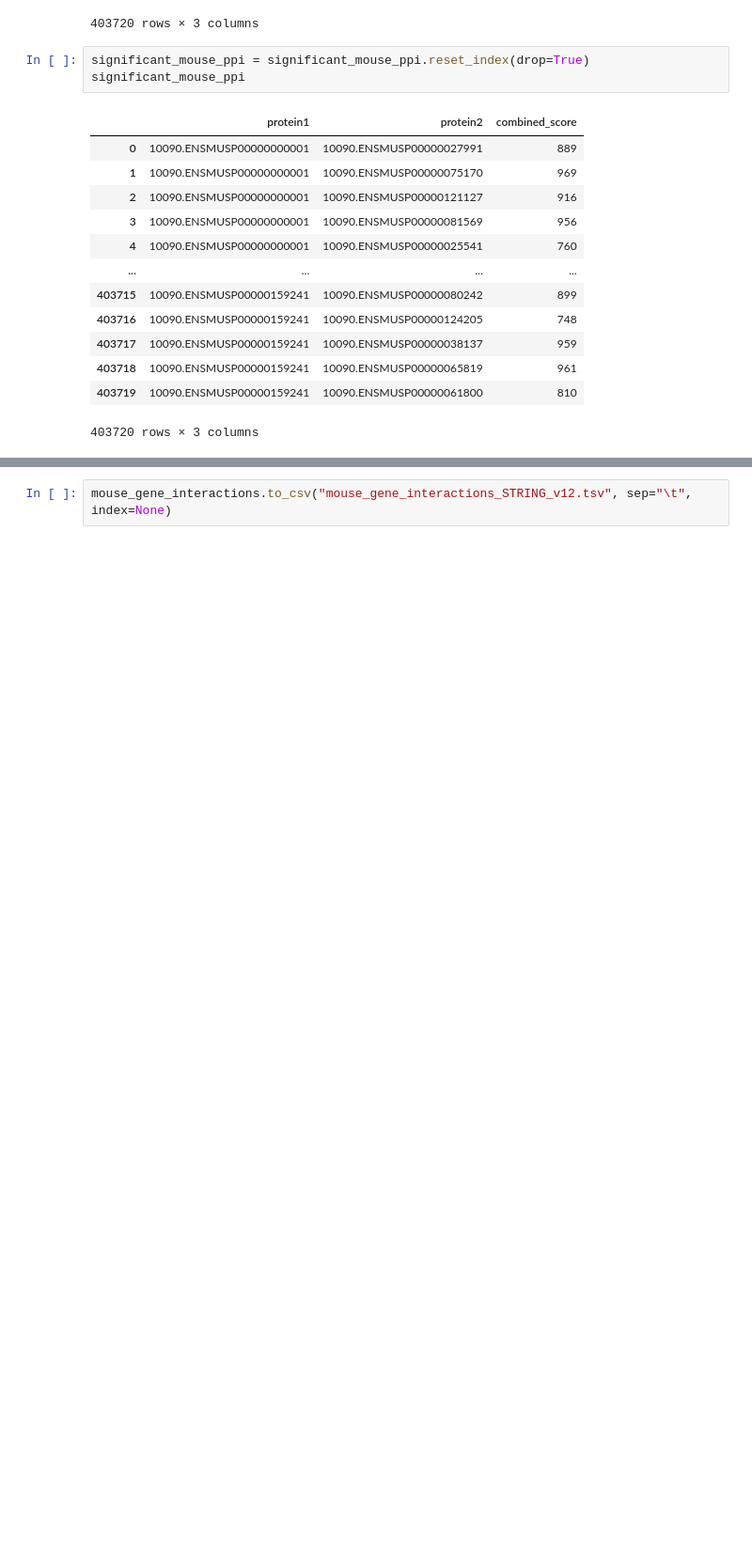
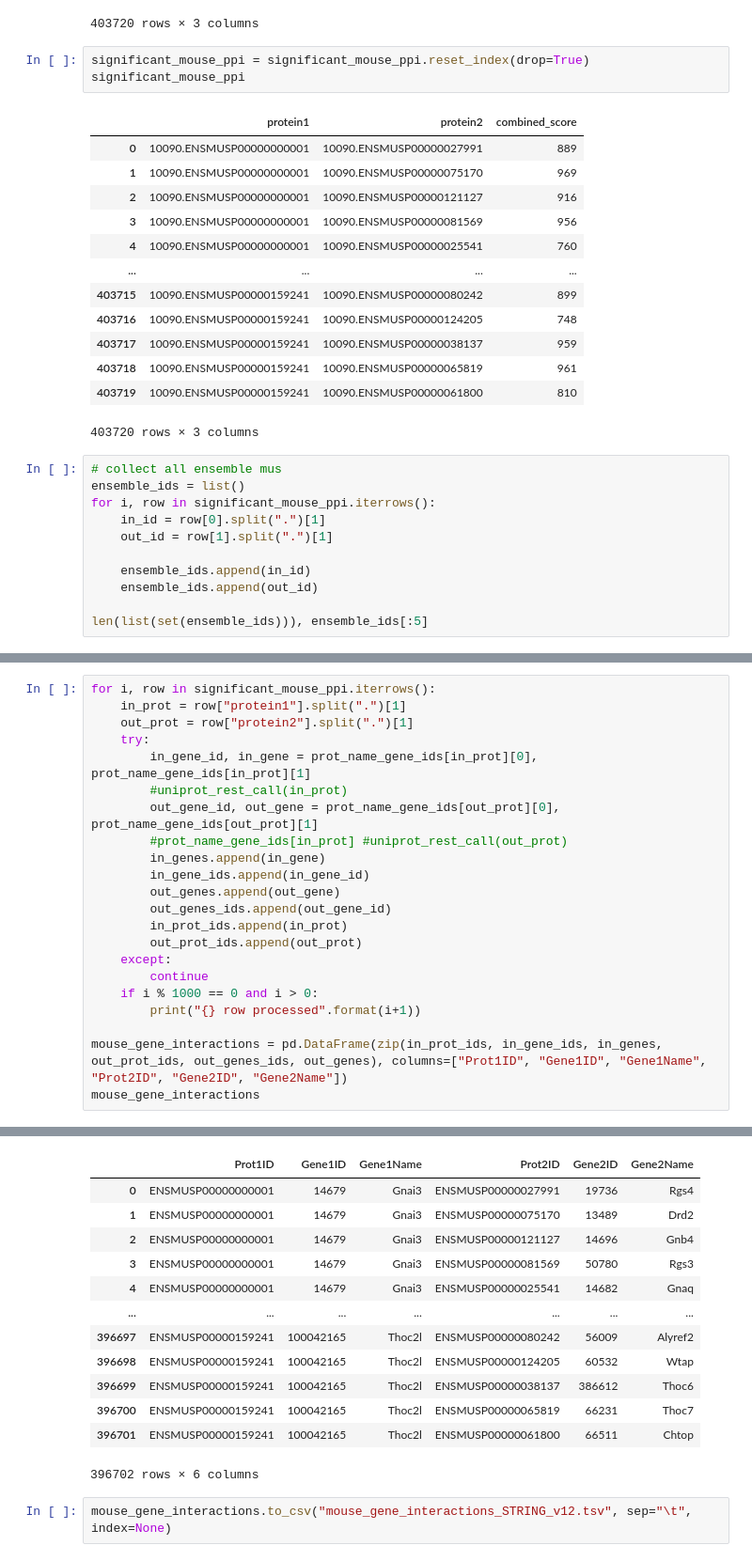
Before and after one commit to Zahra1998Dehghani/gNetDGP, a Jupyter notebook: utility_notebooks/get_mouse_ppi.ipynb, the cells around one changed output, grey strips where cells are left out. Shown: that part at 94% size. Cells and saved outputs as stored; diff of their text form; blank space fills up the shorter version.

```diff
--- a/utility_notebooks/get_mouse_ppi.ipynb
+++ b/utility_notebooks/get_mouse_ppi.ipynb
@@ -75,3 +75,14 @@ significant_mouse_ppi
 | 403718 | 10090.ENSMUSP00000159241 | 10090.ENSMUSP00000065819 | 961 |
 | 403719 | 10090.ENSMUSP00000159241 | 10090.ENSMUSP00000061800 | 810 |
 403720 rows × 3 columns
+# %%
+# collect all ensemble mus
+ensemble_ids = list()
+for i, row in significant_mouse_ppi.iterrows():
+    in_id = row[0].split(".")[1]
+    out_id = row[1].split(".")[1]
+
+    ensemble_ids.append(in_id)
+    ensemble_ids.append(out_id)
+
+len(list(set(ensemble_ids))), ensemble_ids[:5]
@@ -137,0 +152,23 @@ mouse_gene_interactions
+# %%
+for i, row in significant_mouse_ppi.iterrows():
+    in_prot = row["protein1"].split(".")[1]
+    out_prot = row["protein2"].split(".")[1]
+    try:
+        in_gene_id, in_gene = prot_name_gene_ids[in_prot][0], prot_name_gene_ids[in_prot][1]
+        #uniprot_rest_call(in_prot)
+        out_gene_id, out_gene = prot_name_gene_ids[out_prot][0], prot_name_gene_ids[out_prot][1]
+        #prot_name_gene_ids[in_prot] #uniprot_rest_call(out_prot)
+        in_genes.append(in_gene)
+        in_gene_ids.append(in_gene_id)
+        out_genes.append(out_gene)
+        out_genes_ids.append(out_gene_id)
+        in_prot_ids.append(in_prot)
+        out_prot_ids.append(out_prot)
+    except:
+        continue
+    if i % 1000 == 0 and i > 0:
+        print("{} row processed".format(i+1))
+
+mouse_gene_interactions = pd.DataFrame(zip(in_prot_ids, in_gene_ids, in_genes, out_prot_ids, out_genes_ids, out_genes), columns=["Prot1ID", "Gene1ID", "Gene1Name", "Prot2ID", "Gene2ID", "Gene2Name"])
+mouse_gene_interactions
+# %% [output]
@@ -138,2 +192,15 @@ mouse_gene_interactions
+|  | Prot1ID | Gene1ID | Gene1Name | Prot2ID | Gene2ID | Gene2Name |
+| 0 | ENSMUSP00000000001 | 14679 | Gnai3 | ENSMUSP00000027991 | 19736 | Rgs4 |
+| 1 | ENSMUSP00000000001 | 14679 | Gnai3 | ENSMUSP00000075170 | 13489 | Drd2 |
+| 2 | ENSMUSP00000000001 | 14679 | Gnai3 | ENSMUSP00000121127 | 14696 | Gnb4 |
+| 3 | ENSMUSP00000000001 | 14679 | Gnai3 | ENSMUSP00000081569 | 50780 | Rgs3 |
+| 4 | ENSMUSP00000000001 | 14679 | Gnai3 | ENSMUSP00000025541 | 14682 | Gnaq |
+| ... | ... | ... | ... | ... | ... | ... |
+| 396697 | ENSMUSP00000159241 | 100042165 | Thoc2l | ENSMUSP00000080242 | 56009 | Alyref2 |
+| 396698 | ENSMUSP00000159241 | 100042165 | Thoc2l | ENSMUSP00000124205 | 60532 | Wtap |
+| 396699 | ENSMUSP00000159241 | 100042165 | Thoc2l | ENSMUSP00000038137 | 386612 | Thoc6 |
+| 396700 | ENSMUSP00000159241 | 100042165 | Thoc2l | ENSMUSP00000065819 | 66231 | Thoc7 |
+| 396701 | ENSMUSP00000159241 | 100042165 | Thoc2l | ENSMUSP00000061800 | 66511 | Chtop |
+396702 rows × 6 columns
 # %%
 mouse_gene_interactions.to_csv("mouse_gene_interactions_STRING_v12.tsv", sep="\t", index=None)
```
Also changed, not shown: parts of 5 cells of this notebook, 4 other files.
